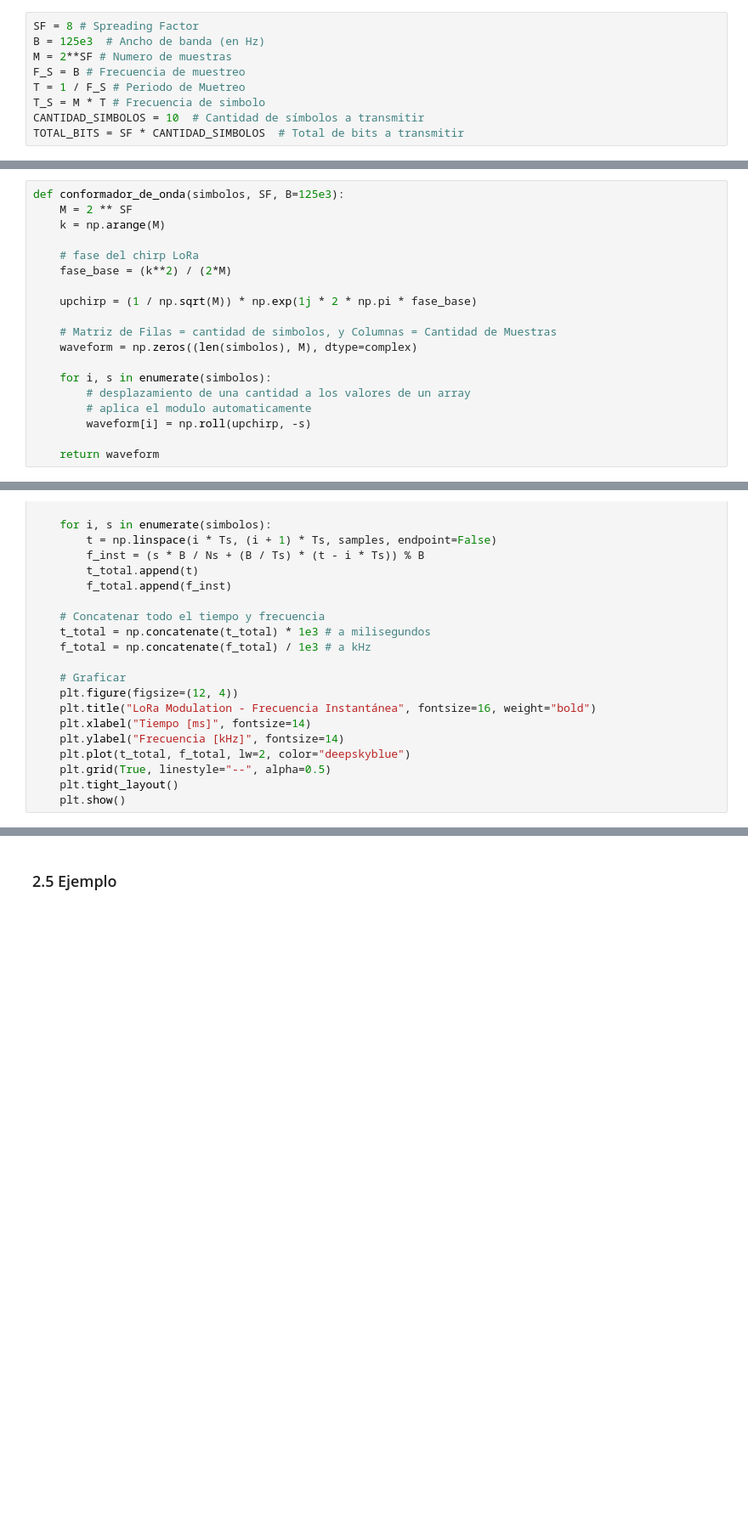
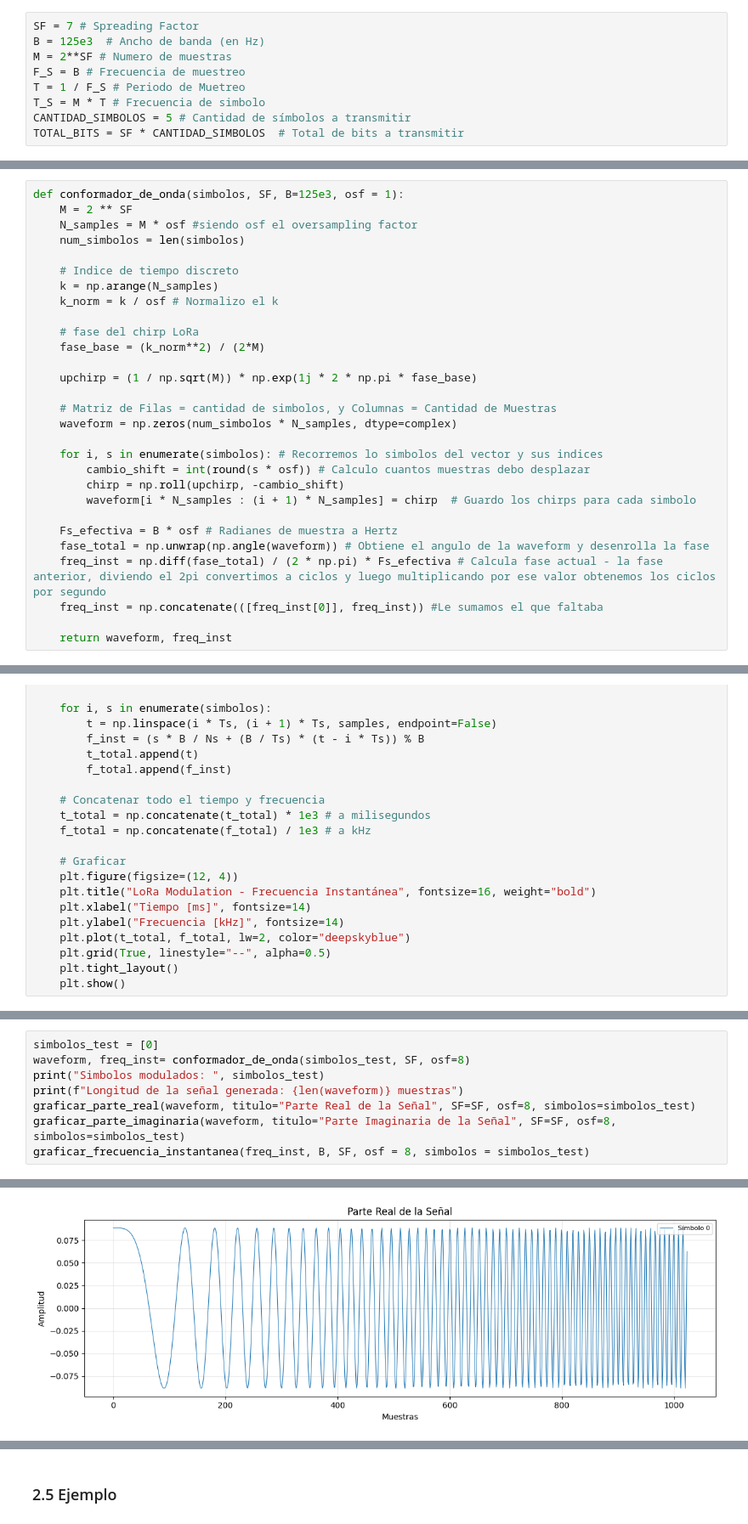
Before and after one commit to nicopinera/com-dig, a Jupyter notebook: Entregas/04Entrega.ipynb, the cells around one changed output, grey strips where cells are left out. Shown at 85% size. Cells and saved outputs as stored; diff of their text form; blank space fills up the shorter version.

```diff
--- a/Entregas/04Entrega.ipynb
+++ b/Entregas/04Entrega.ipynb
@@ -78,13 +78,13 @@ A continuacion se hace una presentacion de los parametros mas importantes del si
 - Período de muestreo ($T = 1/B_w$): Intervalo entre muestras
 - Tiempo de símbolo ($T_s = M \cdot T$): Duración total de un símbolo
 # %%
-SF = 8 # Spreading Factor
+SF = 7 # Spreading Factor
 B = 125e3  # Ancho de banda (en Hz)
 M = 2**SF # Numero de muestras
 F_S = B # Frecuencia de muestreo
 T = 1 / F_S # Periodo de Muetreo
 T_S = M * T # Frecuencia de simbolo
-CANTIDAD_SIMBOLOS = 10  # Cantidad de símbolos a transmitir
+CANTIDAD_SIMBOLOS = 5 # Cantidad de símbolos a transmitir
 TOTAL_BITS = SF * CANTIDAD_SIMBOLOS  # Total de bits a transmitir
 # %% [markdown]
 ### 1.1 Generador de Bits
@@ -376,20 +401,30 @@ Analizando las ecuaciones se pueden observar:
 A continuación, se presenta el **conformador de onda**. Por cada símbolo codificado, genera su función chirps compleja, devuelve una matriz en la cual cada fila tiene los valores de la función chirp correspondiente a su símbolo, y en las columnas tiene los valores de esa función chirp en cada tiempo de muestreo
 # %%
-def conformador_de_onda(simbolos, SF, B=125e3):
+def conformador_de_onda(simbolos, SF, B=125e3, osf = 1):
     M = 2 ** SF
-    k = np.arange(M)
+    N_samples = M * osf #siendo osf el oversampling factor
+    num_simbolos = len(simbolos)
+
+    # Indice de tiempo discreto
+    k = np.arange(N_samples)
+    k_norm = k / osf # Normalizo el k
 
     # fase del chirp LoRa
-    fase_base = (k**2) / (2*M)
+    fase_base = (k_norm**2) / (2*M)
 
     upchirp = (1 / np.sqrt(M)) * np.exp(1j * 2 * np.pi * fase_base)
 
     # Matriz de Filas = cantidad de simbolos, y Columnas = Cantidad de Muestras
-    waveform = np.zeros((len(simbolos), M), dtype=complex)
+    waveform = np.zeros(num_simbolos * N_samples, dtype=complex)
 
-    for i, s in enumerate(simbolos):
-        # desplazamiento de una cantidad a los valores de un array
-        # aplica el modulo automaticamente
-        waveform[i] = np.roll(upchirp, -s)
+    for i, s in enumerate(simbolos): # Recorremos lo simbolos del vector y sus indices
+        cambio_shift = int(round(s * osf)) # Calculo cuantos muestras debo desplazar
+        chirp = np.roll(upchirp, -cambio_shift)
+        waveform[i * N_samples : (i + 1) * N_samples] = chirp  # Guardo los chirps para cada simbolo
 
-    return waveform
+    Fs_efectiva = B * osf # Radianes de muestra a Hertz
+    fase_total = np.unwrap(np.angle(waveform)) # Obtiene el angulo de la waveform y desenrolla la fase
+    freq_inst = np.diff(fase_total) / (2 * np.pi) * Fs_efectiva # Calcula fase actual - la fase anterior, diviendo el 2pi convertimos a ciclos y luego multiplicando por ese valor obtenemos los ciclos por segundo
+    freq_inst = np.concatenate(([freq_inst[0]], freq_inst)) #Le sumamos el que faltaba
+
+    return waveform, freq_inst
@@ -615,0 +755,9 @@ def plot_lora_frequency_chirps(simbolos, SF=8, B=125e3):
+# %%
+simbolos_test = [0]
+waveform, freq_inst= conformador_de_onda(simbolos_test, SF, osf=8)
+print("Simbolos modulados: ", simbolos_test)
+print(f"Longitud de la señal generada: {len(waveform)} muestras")
+graficar_parte_real(waveform, titulo="Parte Real de la Señal", SF=SF, osf=8, simbolos=simbolos_test)
+graficar_parte_imaginaria(waveform, titulo="Parte Imaginaria de la Señal", SF=SF, osf=8, simbolos=simbolos_test)
+graficar_frecuencia_instantanea(freq_inst, B, SF, osf = 8, simbolos = simbolos_test)
+# %% [output]
@@ -615,0 +766 @@ def plot_lora_frequency_chirps(simbolos, SF=8, B=125e3):
+[figure, added]
```
Also changed, not shown: parts of 41 cells of this notebook.
